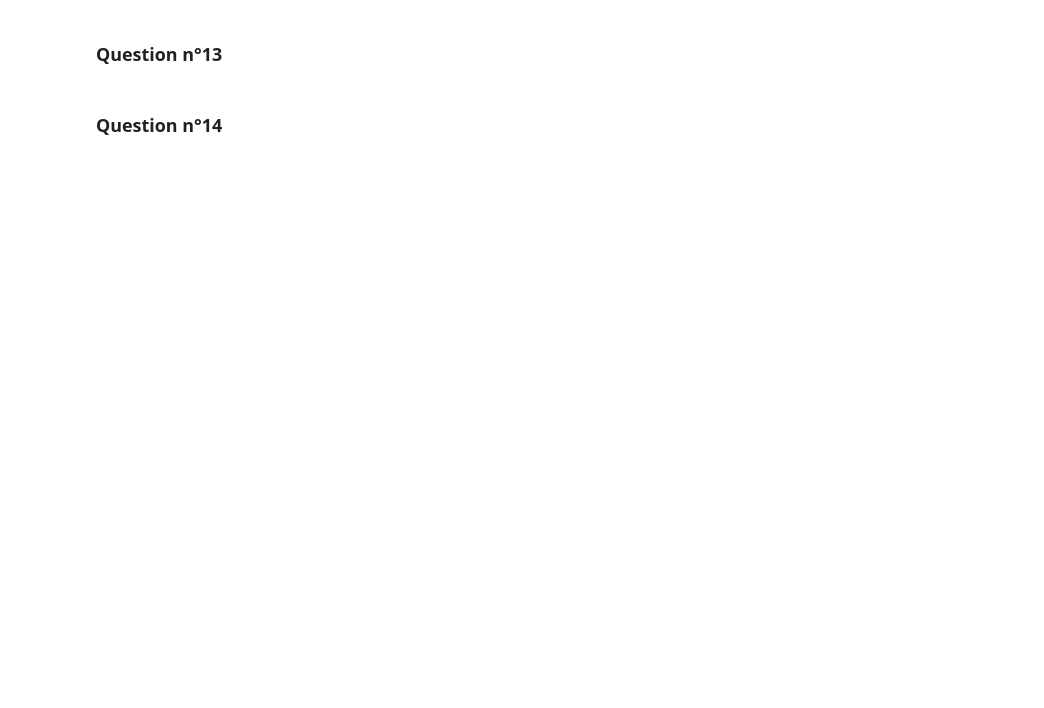
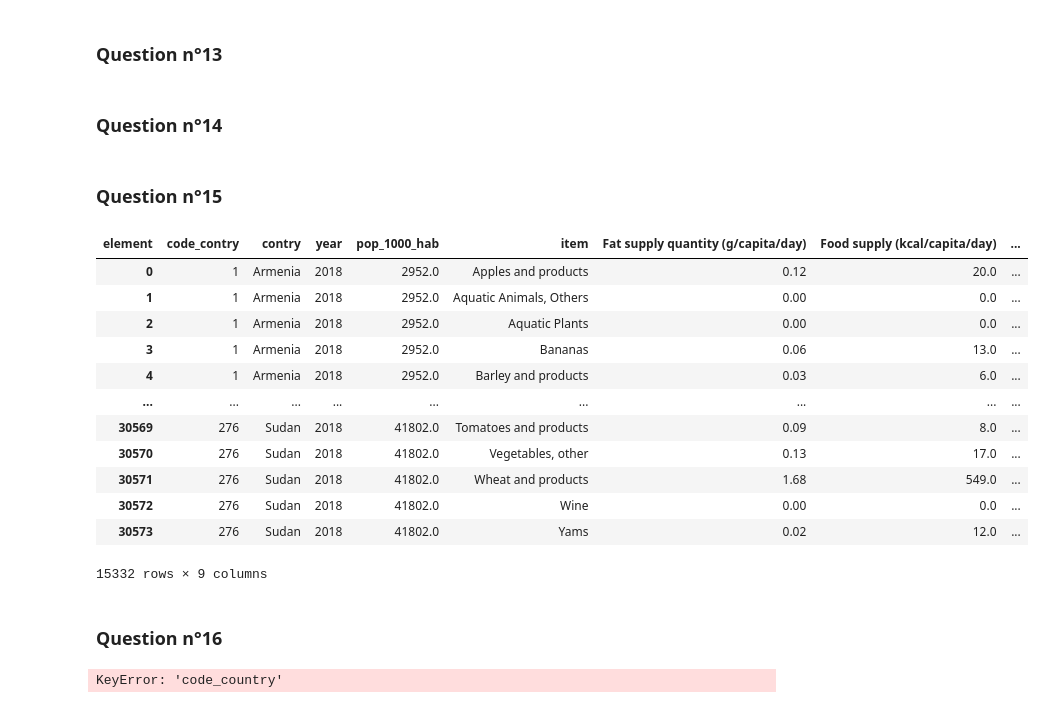
Before and after one commit to StevenDelval/PremierPasPandas, a Jupyter notebook: PremierPasPandas.ipynb, the cells around one changed output. Cells and saved outputs as stored; diff of their text form; code cells hidden in the pictures; blank space fills up the shorter version.

Commit message:
Add question 16

```diff
--- a/PremierPasPandas.ipynb
+++ b/PremierPasPandas.ipynb
@@ -125,6 +264,31 @@ df = df.reset_index()
 # %% [markdown]
 ### Question n°14
 # %%
-df.rename(columns={"area_code_(fao)":"contry_code"},inplace=True)
+df.rename(columns={"area_code_(fao)":"code_contry"},inplace=True)
 df.rename(columns={"area":"contry"},inplace=True)
-df
+# %% [markdown]
+### Question n°15
+# %%
+mask_2018= df["year"] == 2018
+df[mask_2018]
+# %% [output]
+| element | code_contry | contry | year | pop_1000_hab | item | Fat supply quantity (g/capita/day) | Food supply (kcal/capita/day) | ... |
+| 0 | 1 | Armenia | 2018 | 2952.0 | Apples and products | 0.12 | 20.0 | ... |
+| 1 | 1 | Armenia | 2018 | 2952.0 | Aquatic Animals, Others | 0.00 | 0.0 | ... |
+| 2 | 1 | Armenia | 2018 | 2952.0 | Aquatic Plants | 0.00 | 0.0 | ... |
+| 3 | 1 | Armenia | 2018 | 2952.0 | Bananas | 0.06 | 13.0 | ... |
+| 4 | 1 | Armenia | 2018 | 2952.0 | Barley and products | 0.03 | 6.0 | ... |
+| ... | ... | ... | ... | ... | ... | ... | ... | ... |
+| 30569 | 276 | Sudan | 2018 | 41802.0 | Tomatoes and products | 0.09 | 8.0 | ... |
+| 30570 | 276 | Sudan | 2018 | 41802.0 | Vegetables, other | 0.13 | 17.0 | ... |
+| 30571 | 276 | Sudan | 2018 | 41802.0 | Wheat and products | 1.68 | 549.0 | ... |
+| 30572 | 276 | Sudan | 2018 | 41802.0 | Wine | 0.00 | 0.0 | ... |
+| 30573 | 276 | Sudan | 2018 | 41802.0 | Yams | 0.02 | 12.0 | ... |
+15332 rows × 9 columns
+# %% [markdown]
+### Question n°16
+# %%
+df_zone = pd.read_csv("csv/zone.csv")
+df_merge = df.merge(df_zone,on='code_contry')
+# %% [output]
+KeyError: 'code_country'
```
Also changed, not shown: parts of 15 cells of this notebook.
